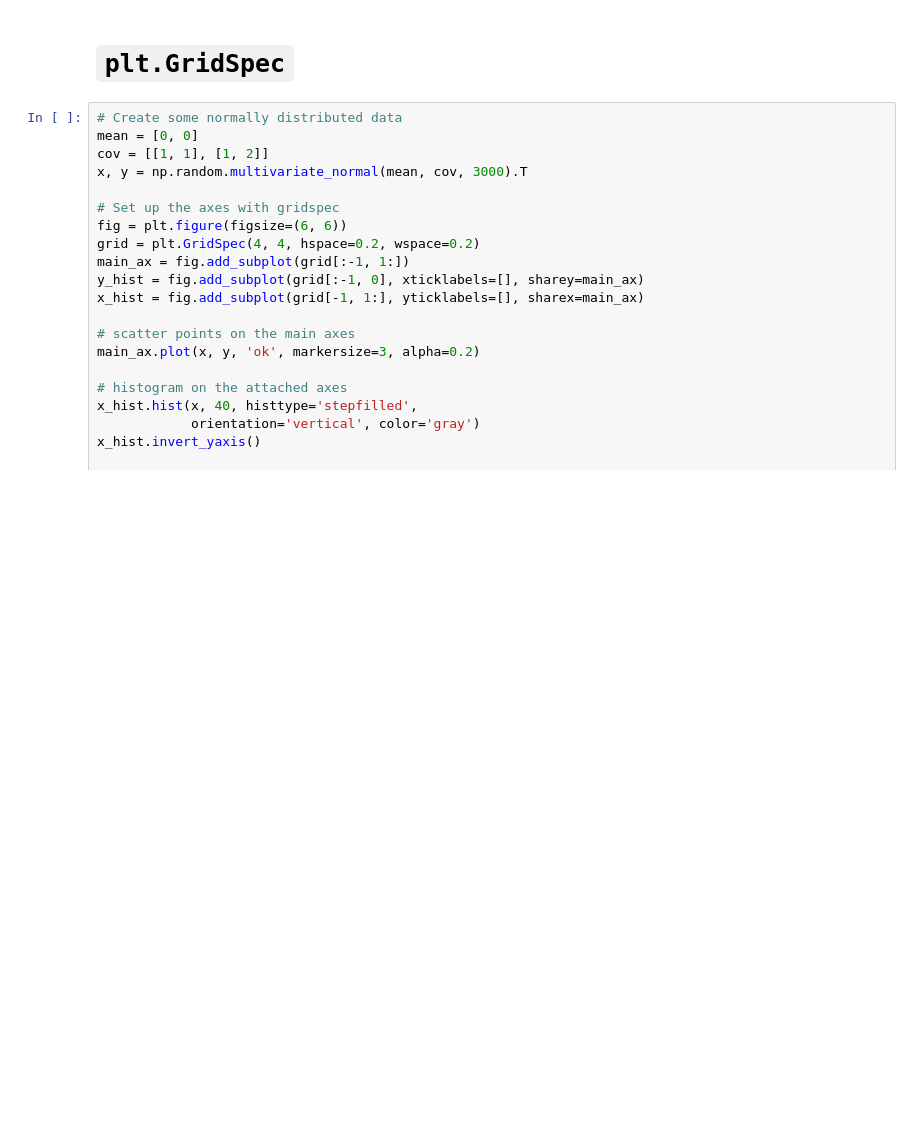
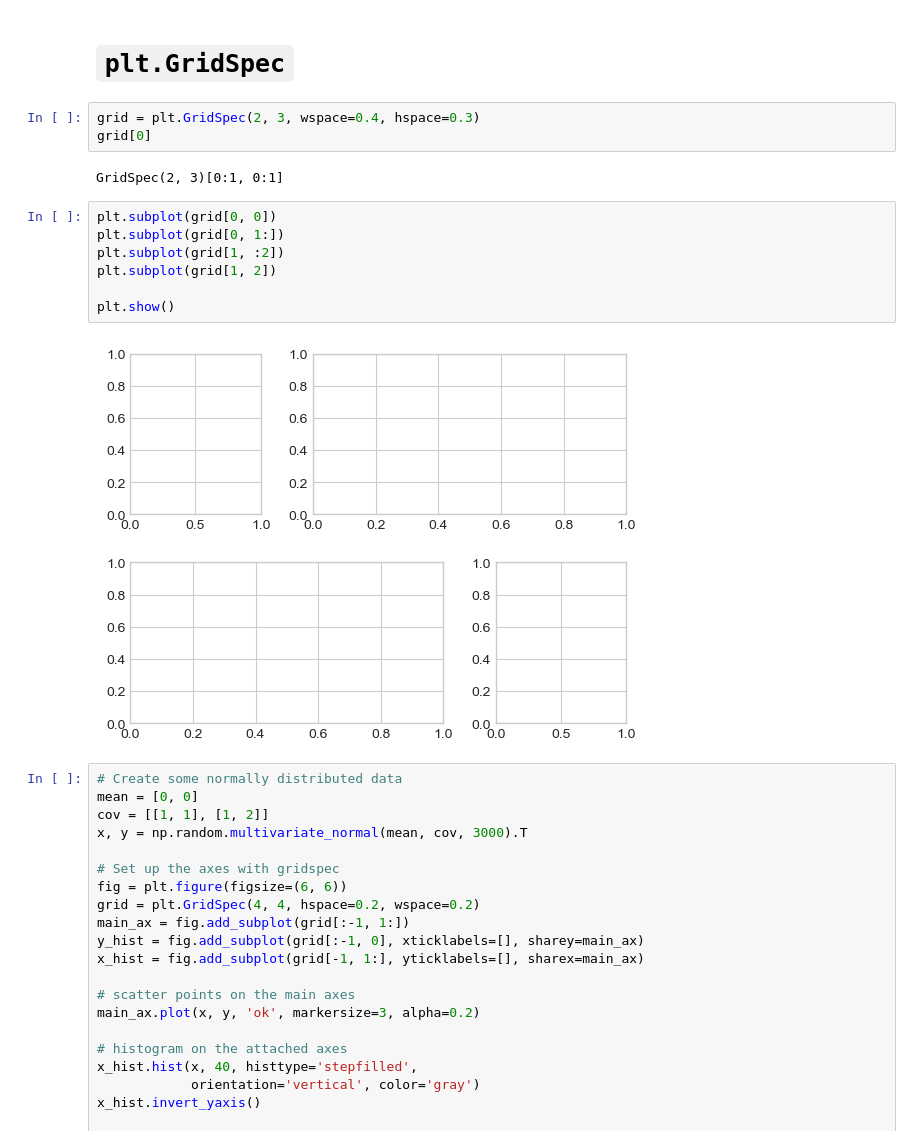
Before and after one commit to Do-heewan/Data_Science, a Jupyter notebook: 7주차/ch4-8_Subplot.ipynb, the cells around one changed output. Cells and saved outputs as stored; diff of their text form; blank space fills up the shorter version.

```diff
--- a/7주차/ch4-8_Subplot.ipynb
+++ b/7주차/ch4-8_Subplot.ipynb
@@ -66,6 +66,20 @@ fig
 [figure]
 # %% [markdown]
 # `plt.GridSpec`
+# %%
+grid = plt.GridSpec(2, 3, wspace=0.4, hspace=0.3)
+grid[0]
+# %% [output]
+GridSpec(2, 3)[0:1, 0:1]
+# %%
+plt.subplot(grid[0, 0])
+plt.subplot(grid[0, 1:])
+plt.subplot(grid[1, :2])
+plt.subplot(grid[1, 2])
+
+plt.show()
+# %% [output]
+[figure, added]
 # %%
 # Create some normally distributed data
 mean = [0, 0]
```
Also changed, not shown: parts of 1 cell of this notebook, 6 other files.
